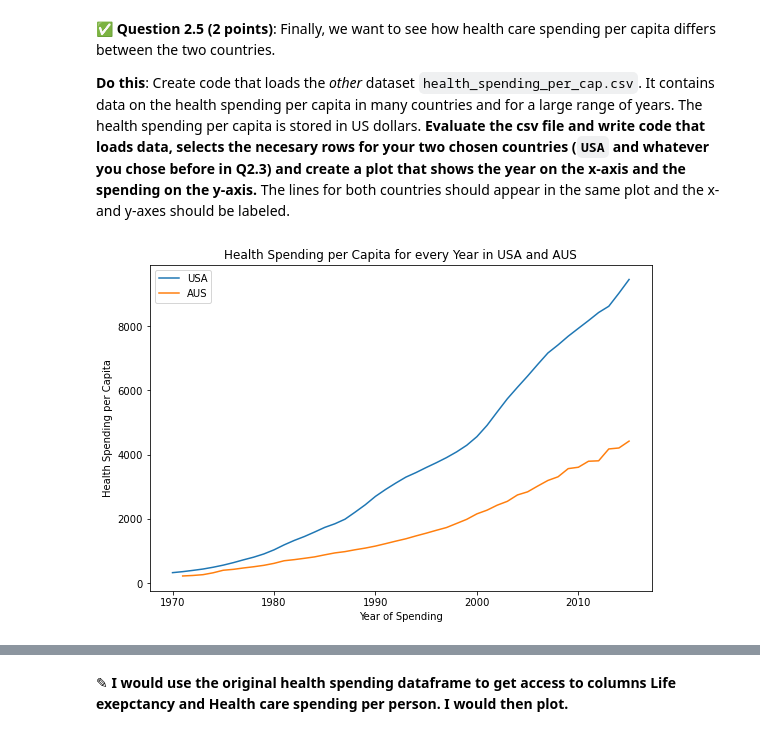
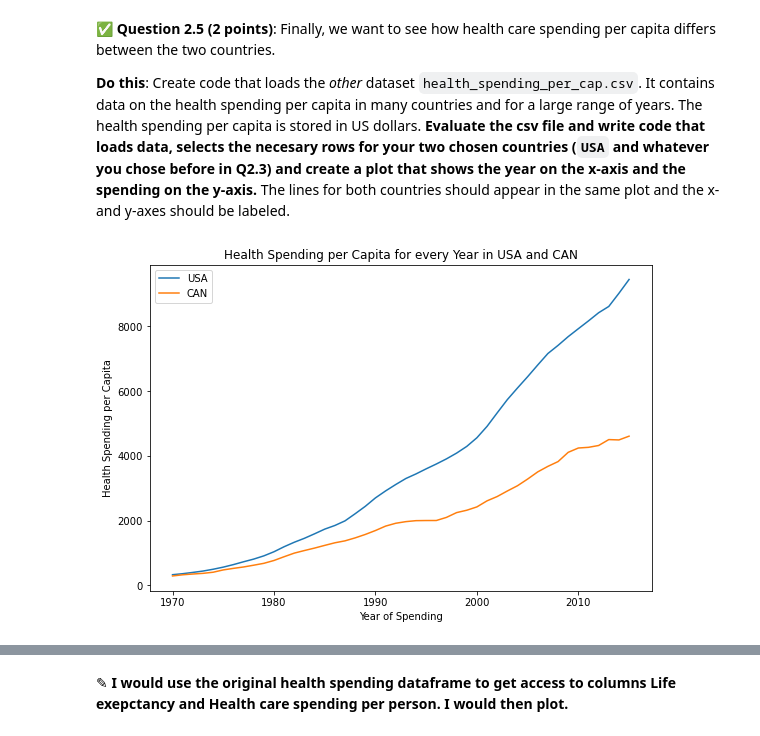
Before and after one commit to chapm348/CMSE202-s23-turnin, a Jupyter notebook: midterm/CMSE202-Midterm-S23-PRACTICE_NO_ANSWERS.ipynb, the cells around one changed output, grey strips where cells are left out. Saved outputs shown, nothing was run; the diff lists cells and outputs as text; code cells hidden in the pictures.

```diff
--- a/midterm/CMSE202-Midterm-S23-PRACTICE_NO_ANSWERS.ipynb
+++ b/midterm/CMSE202-Midterm-S23-PRACTICE_NO_ANSWERS.ipynb
@@ -148,23 +149,23 @@ plt.title("Life Expectancy vs. Year of Birth in USA and AUS");
 # %%
 ### Put your code here
 spending_df = pd.read_csv("health_spending_per_cap.csv")
 
 spending_df_new = spending_df["LOCATION"]
 mask = (spending_df_new == "USA")
 spending_df_USA = spending_df[mask]
 
-mask = (spending_df_new == "AUS")
-spending_df_AUS = spending_df[mask]
+mask = (spending_df_new == "CAN")
+spending_df_CAN = spending_df[mask]
 
 fig = plt.figure(figsize = (9, 6))
 plt.plot(spending_df_USA["TIME"], spending_df_USA["Value"], label="USA")
-plt.plot(spending_df_AUS["TIME"], spending_df_AUS["Value"], label="AUS")
+plt.plot(spending_df_CAN["TIME"], spending_df_CAN["Value"], label="CAN")
 plt.xlabel("Year of Spending")
 plt.ylabel("Health Spending per Capita")
 plt.legend()
-plt.title("Health Spending per Capita for every Year in USA and AUS");
+plt.title("Health Spending per Capita for every Year in USA and CAN");
 # %% [output]
-[figure, old version]
+[figure, new version]
 # %% [markdown]
 &#9989; **Question 2.6 (1 point)**: The BuzzFeed article linked above uses a different way to visualize this data.
 
```
Also changed, not shown: parts of 8 cells of this notebook.
